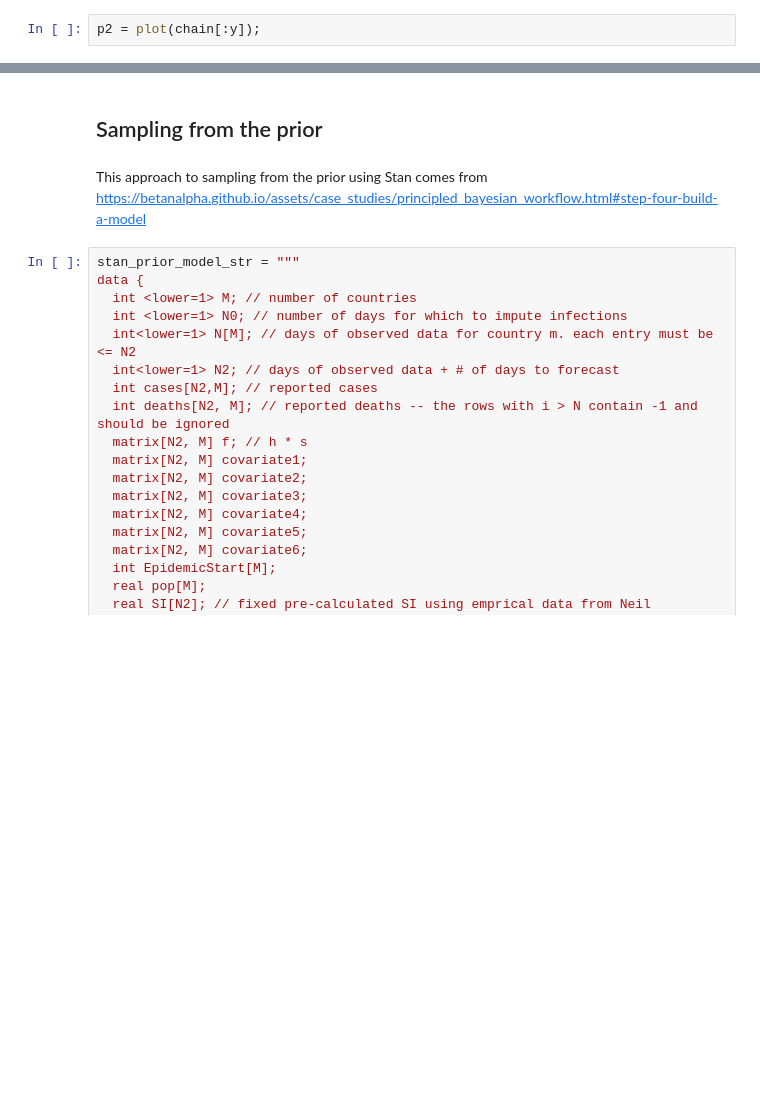
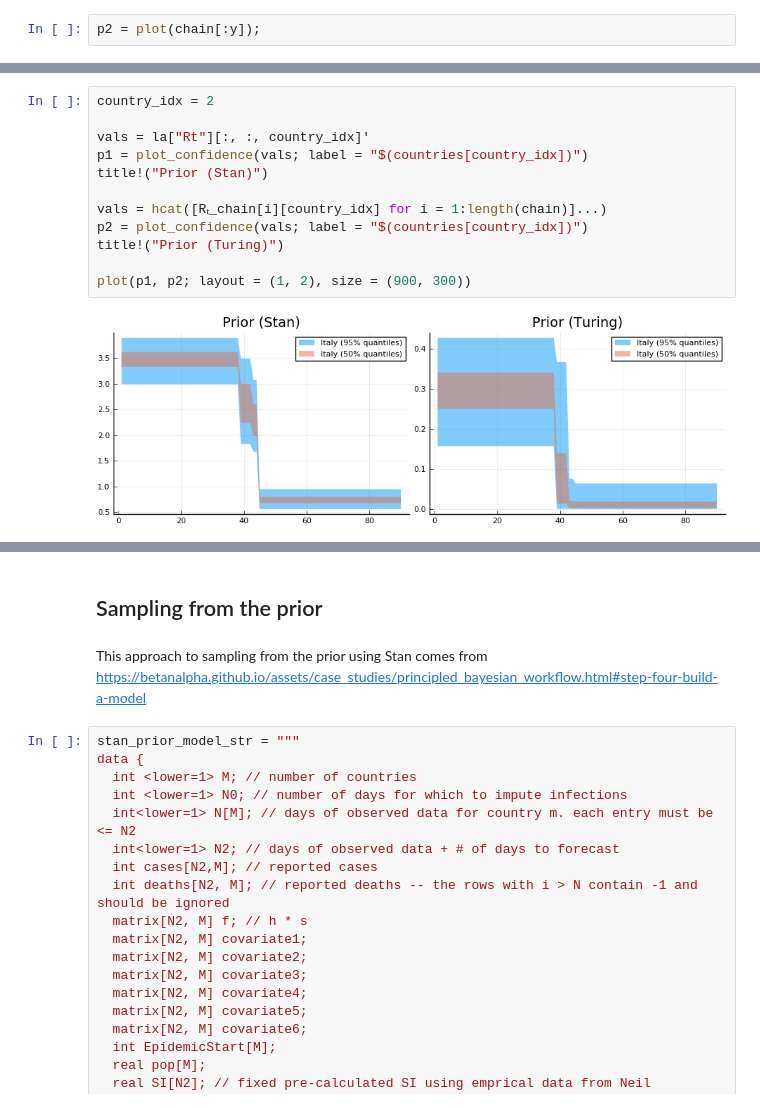
Before and after one commit to cambridge-mlg/Covid19, a Jupyter notebook: notebooks/01-Imperial-Report-13-Basics.ipynb, the cells around one changed output, grey strips where cells are left out. Drawn from its saved outputs; the diff is of its cells as text; blank space fills up the shorter version.

```diff
--- a/notebooks/01-Imperial-Report-13-Basics.ipynb
+++ b/notebooks/01-Imperial-Report-13-Basics.ipynb
@@ -671,0 +644,14 @@ plot(p1, p2, layout = (1, 2))
+# %%
+country_idx = 2
+
+vals = la["Rt"][:, :, country_idx]'
+p1 = plot_confidence(vals; label = "$(countries[country_idx])")
+title!("Prior (Stan)")
+
+vals = hcat([Rₜ_chain[i][country_idx] for i = 1:length(chain)]...)
+p2 = plot_confidence(vals; label = "$(countries[country_idx])")
+title!("Prior (Turing)")
+
+plot(p1, p2; layout = (1, 2), size = (900, 300))
+# %% [output]
+[figure, added]
```
Also changed, not shown: parts of 19 cells of this notebook.
